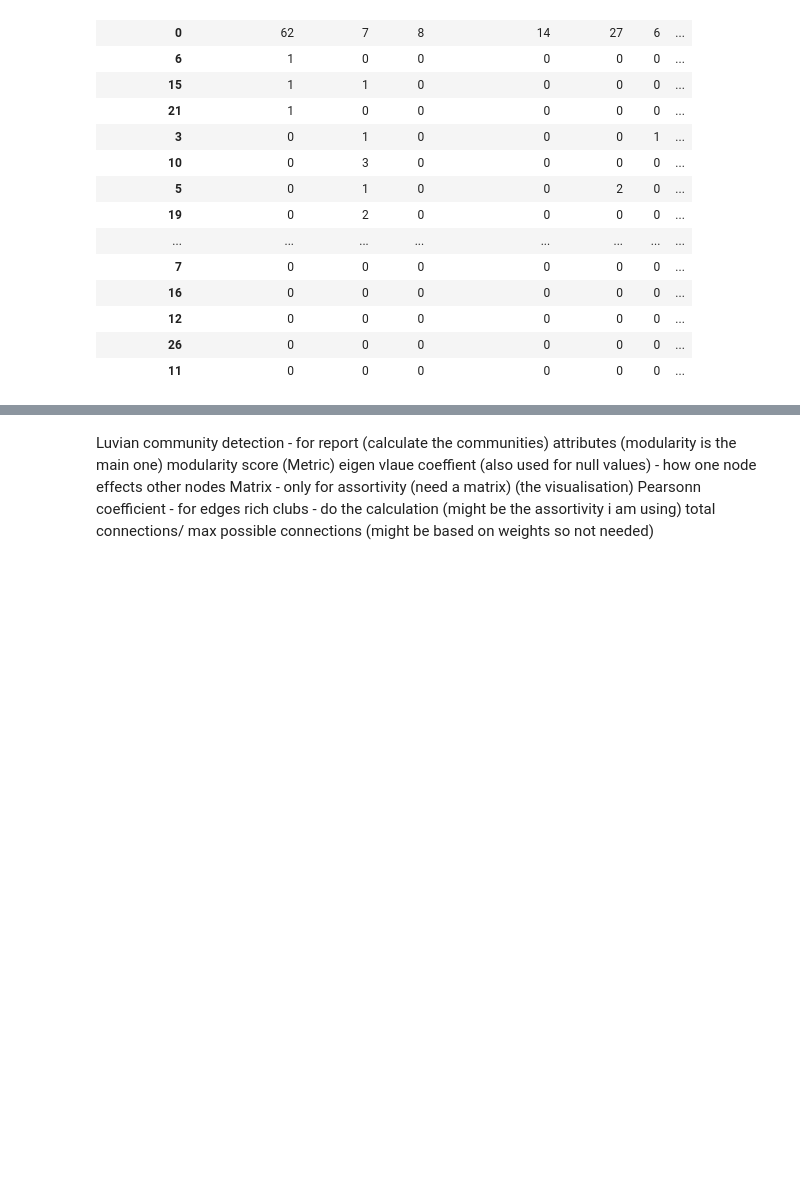
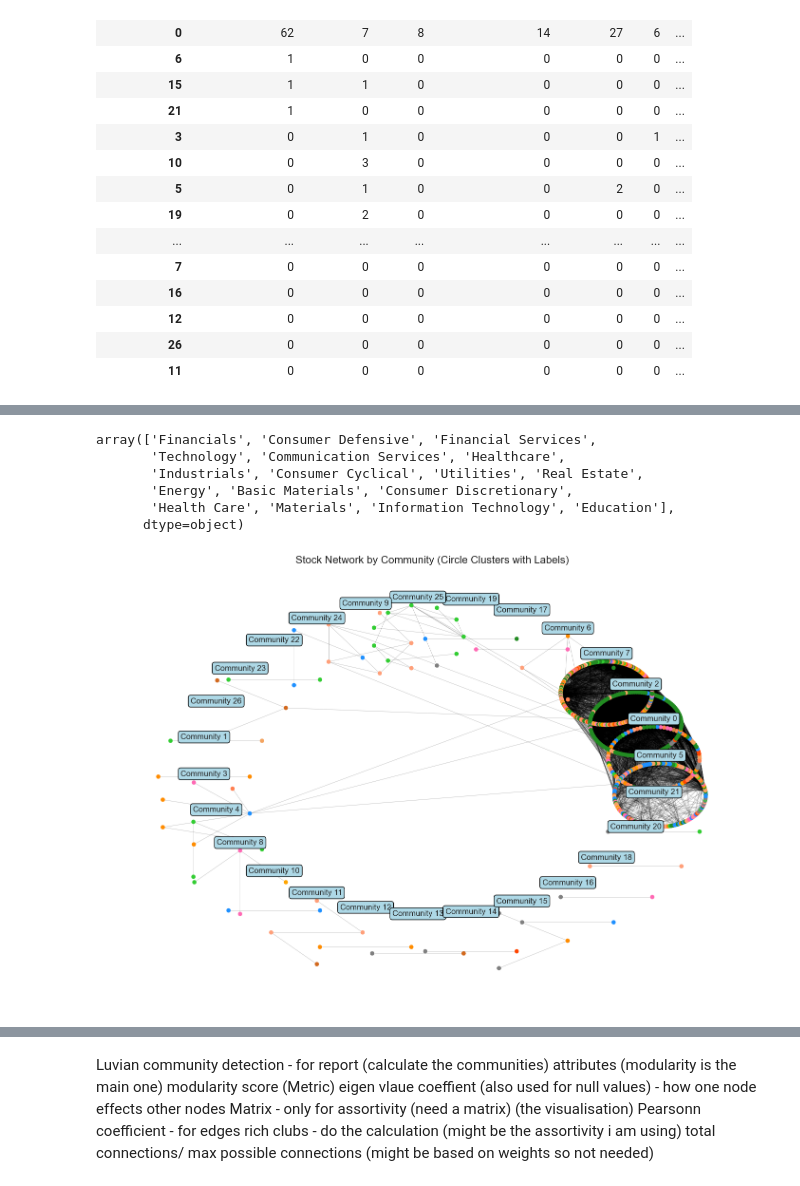
Before and after one commit to Sankalp-Bartwal/stock-correlation-study, a Jupyter notebook: networkDiagram.ipynb, the cells around one changed output, grey strips where cells are left out. Cells and saved outputs as stored; diff of their text form; code cells hidden in the pictures; blank space fills up the shorter version.

```diff
--- a/networkDiagram.ipynb
+++ b/networkDiagram.ipynb
@@ -631,0 +673,3 @@ community_sector_df
+# %%
+# STEP 4: Run
+louvain_partition_real = detect_and_draw_louvain_communities(G_stocks, title="Louvain on Degree-Preserving Graph")
@@ -631,0 +736,16 @@ community_sector_df
+# %%
+# Extract unique sectors
+sectors = set()
+for node, data in G_stocks.nodes(data=True):
+    sector = data.get("sector")
+    if sector is not None:
+        sectors.add(sector)
+
+unique_sectors
+# %% [output]
+array(['Financials', 'Consumer Defensive', 'Financial Services',
+       'Technology', 'Communication Services', 'Healthcare',
+       'Industrials', 'Consumer Cyclical', 'Utilities', 'Real Estate',
+       'Energy', 'Basic Materials', 'Consumer Discretionary',
+       'Health Care', 'Materials', 'Information Technology', 'Education'],
+      dtype=object)
@@ -631,0 +781,48 @@ community_sector_df
+# %%
+# Step 1: Group nodes by community
+community_groups = {}
+for node, community_id in louvain_partition_real.items():
+    community_groups.setdefault(community_id, []).append(node)
+
+# Step 2: Create positions — circle layout per community
+positions = {}
+radius = 2
+angle_step = 2 * np.pi / len(community_groups)
+community_centers = {}
+
+for i, (comm_id, nodes) in enumerate(community_groups.items()):
+    # Place each community center in a large circle
+    angle = i * angle_step
+    center_x = 10 * np.cos(angle)
+    center_y = 10 * np.sin(angle)
+    community_centers[comm_id] = (center_x, center_y)
+
+    # Place nodes in a mini circle around the community center
+    node_angles = np.linspace(0, 2 * np.pi, len(nodes), endpoint=False)
+    for j, node in enumerate(nodes):
+        x = center_x + radius * np.cos(node_angles[j])
+        y = center_y + radius * np.sin(node_angles[j])
+        positions[node] = (x, y)
+
+# Step 3: Assign colors based on sectors
+colors = []
+for node in louvain_partition_real:  # use nodes from partition
+    sector = G_stocks.nodes[node].get("sector", "Unknown")
+    color = sector_color_map.get(sector, "gray")  # fallback to gray
+    colors.append(color)
+
+# Step 4: Draw graph
+plt.figure(figsize=(18, 12))
+nx.draw_networkx_nodes(G_stocks, positions, node_color=colors, cmap=plt.cm.get_cmap('tab20'), node_size=30)
+nx.draw_networkx_edges(G_stocks, positions, alpha=0.3, width=0.5)
+
+# Step 5: Add labels above each community
+for comm_id, (x, y) in community_centers.items():
+    plt.text(x, y + 2.5, f"Community {comm_id}", fontsize=12, ha='center', va='center',
+             bbox=dict(boxstyle="round,pad=0.3", fc="lightblue", ec="black", lw=1))
+
+plt.title("Stock Network by Community (Circle Clusters with Labels)", fontsize=16)
+plt.axis("off")
+plt.show()
+# %% [output]
+[figure, added]
```
Also changed, not shown: parts of 18 cells of this notebook, 4 other files.
